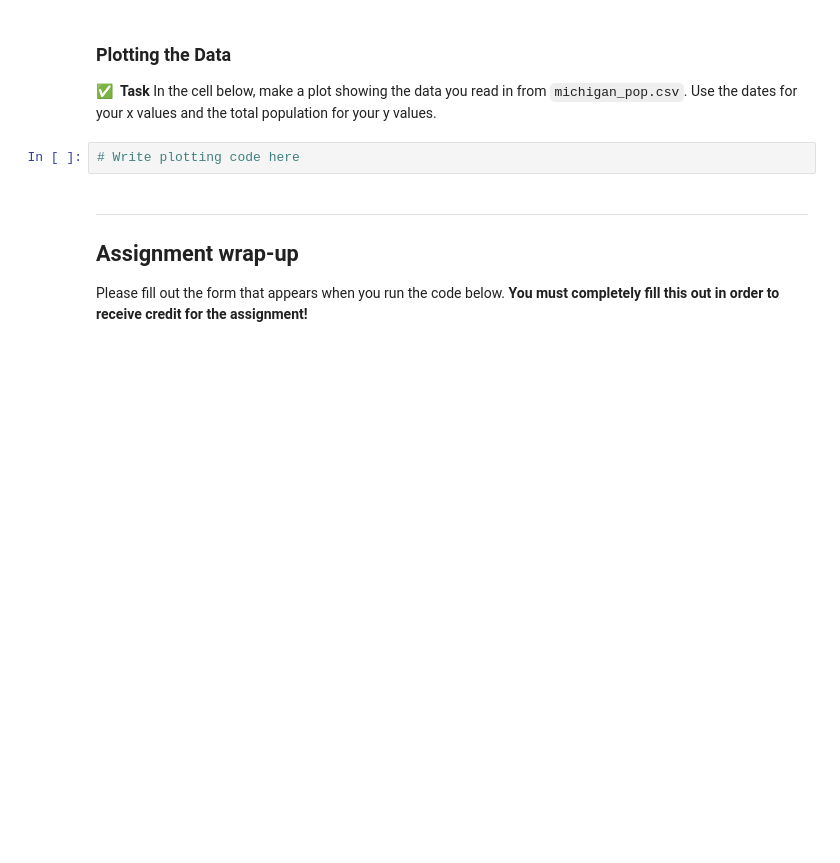
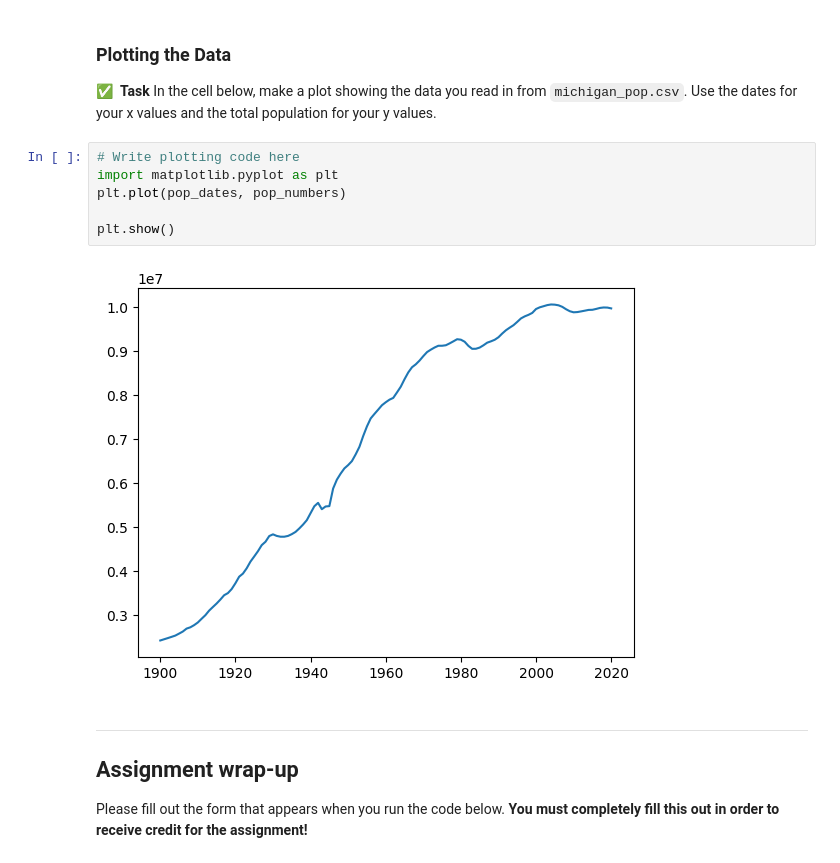
Before and after one commit to andrew-koren/cautious-adventure, a Jupyter notebook: my shit/cmse/Day-09_Pre-Class_IntroToNumPy-STUDENT.ipynb, the cells around one changed output. Drawn from its saved outputs; the diff is of its cells as text; blank space fills up the shorter version.

```diff
--- a/my shit/cmse/Day-09_Pre-Class_IntroToNumPy-STUDENT.ipynb
+++ b/my shit/cmse/Day-09_Pre-Class_IntroToNumPy-STUDENT.ipynb
@@ -293,6 +444,12 @@ pop_dates, pop_numbers = np.loadtxt("michigan_pop.csv", usecols = (0,1), unpack=
 &#9989;&nbsp; **Task**  In the cell below, make a plot showing the data you read in from `michigan_pop.csv`. Use the dates for your x values and the total population for your y values.
 # %%
 # Write plotting code here
+import matplotlib.pyplot as plt
+plt.plot(pop_dates, pop_numbers)
+
+plt.show()
+# %% [output]
+[figure, added]
 # %% [markdown]
 ---
 ## Assignment wrap-up
```
Also changed, not shown: parts of 33 cells of this notebook, 2 other files.
